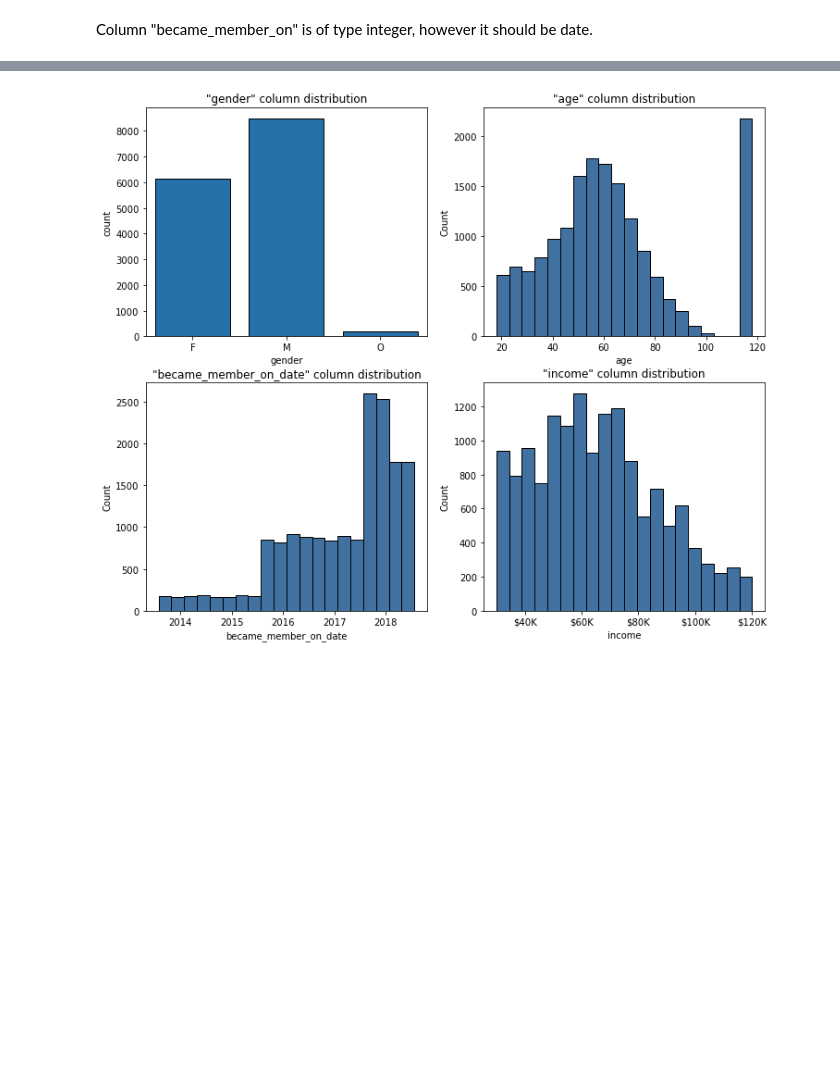
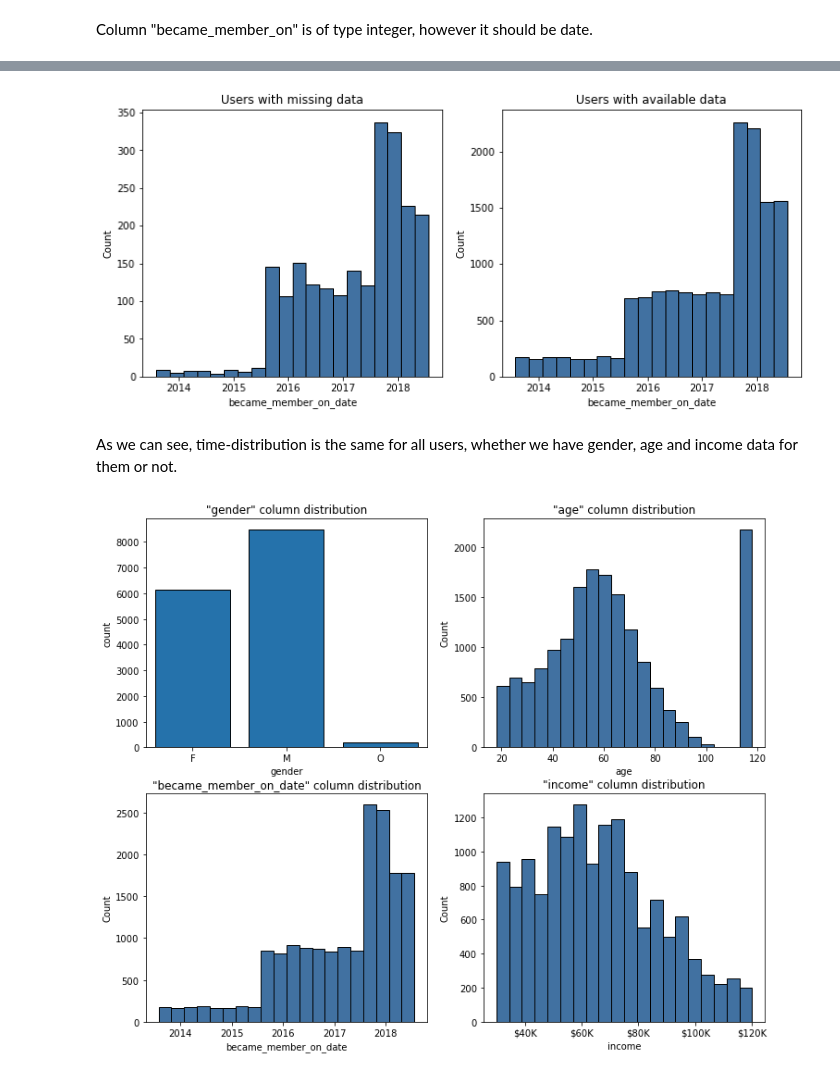
Before and after one commit to jvuger/StarbucksProject, a Jupyter notebook: Starbucks_Capstone_notebook.ipynb, the cells around one changed output, grey strips where cells are left out. Drawn from its saved outputs; the diff is of its cells as text; code cells hidden in the pictures; blank space fills up the shorter version.

```diff
--- a/Starbucks_Capstone_notebook.ipynb
+++ b/Starbucks_Capstone_notebook.ipynb
@@ -197,3 +308,15 @@ print(max_date)
+# %%
+fig, axs = plt.subplots(1, 2, figsize = [12, 5]);
+
+sns.histplot(data=profile_new[profile_new['age'] == 118], x='became_member_on_date', bins = 20, ax = axs[0], color = 'xkcd:darkish blue')
+axs[0].set_title('Users with missing data');
+
+sns.histplot(data=profile_new[profile_new['age'] != 118], x='became_member_on_date', bins = 20, ax = axs[1], color = 'xkcd:darkish blue')
+axs[1].set_title('Users with available data');
+# %% [output]
+[figure, added]
+# %% [markdown]
+As we can see, time-distribution is the same for all users, whether we have gender, age and income data for them or not.
 # %%
 # this function is originally from matplotlib website
 # https://matplotlib.org/stable/tutorials/introductory/lifecycle.html#sphx-glr-tutorials-introductory-lifecycle-py
```
Also changed, not shown: parts of 136 cells of this notebook.
